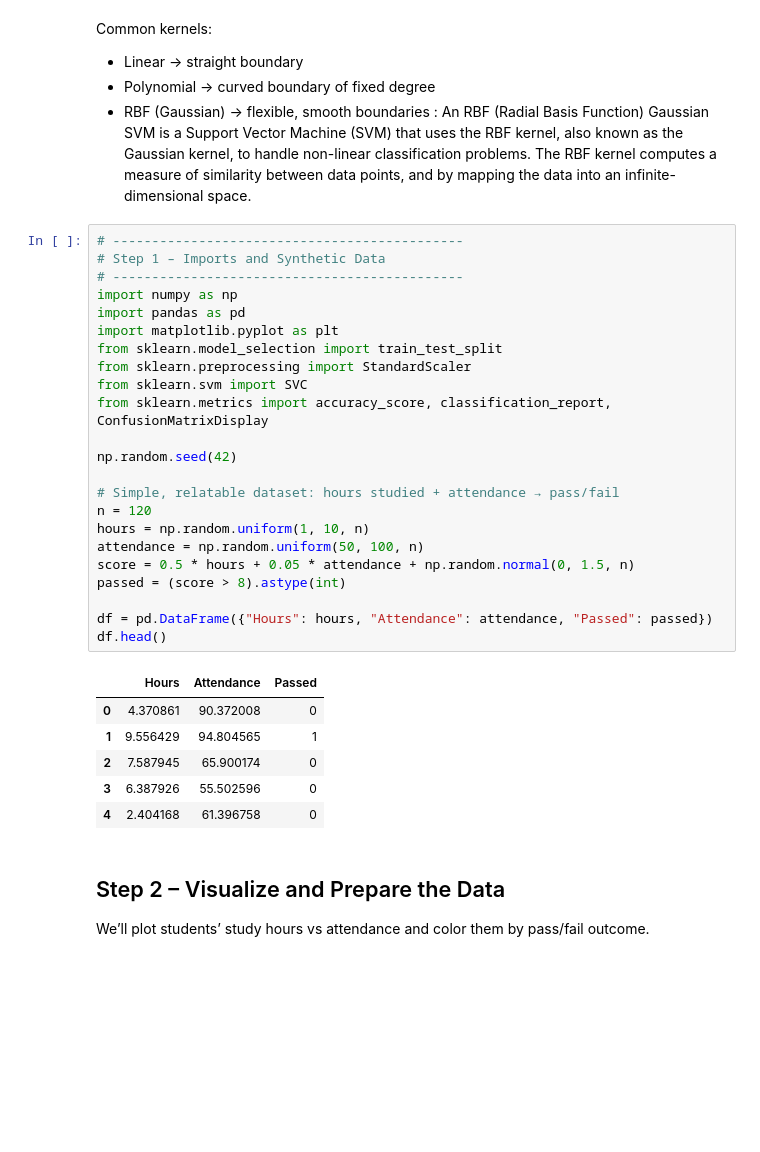
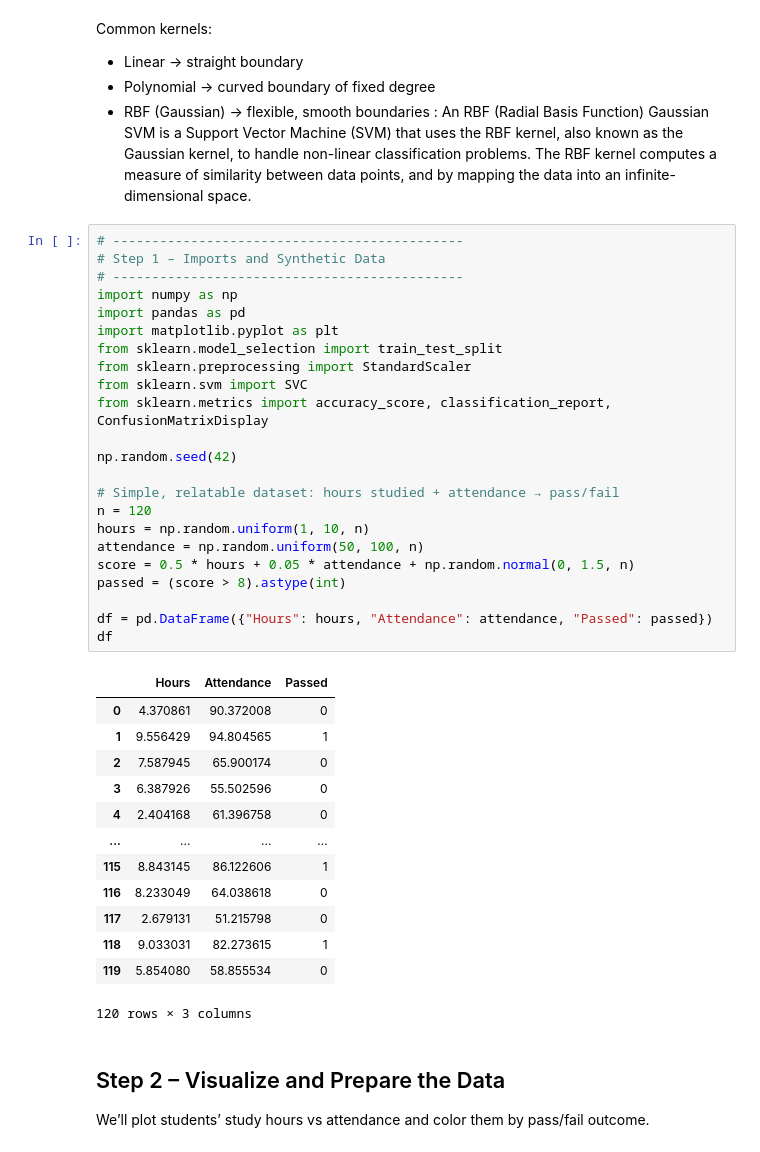
Before and after one commit to WilliamPourmajidi/machine-learning, a Jupyter notebook: Module-6/module-6-SVM.ipynb, the cells around one changed output. Cells and saved outputs as stored; diff of their text form; blank space fills up the shorter version.

```diff
--- a/Module-6/module-6-SVM.ipynb
+++ b/Module-6/module-6-SVM.ipynb
@@ -29,33 +29,40 @@ Common kernels:
 # %%
 # ---------------------------------------------
 # Step 1 – Imports and Synthetic Data
 # ---------------------------------------------
 import numpy as np
 import pandas as pd
 import matplotlib.pyplot as plt
 from sklearn.model_selection import train_test_split
 from sklearn.preprocessing import StandardScaler
 from sklearn.svm import SVC
 from sklearn.metrics import accuracy_score, classification_report, ConfusionMatrixDisplay
 
 np.random.seed(42)
 
 # Simple, relatable dataset: hours studied + attendance → pass/fail
 n = 120
 hours = np.random.uniform(1, 10, n)
 attendance = np.random.uniform(50, 100, n)
 score = 0.5 * hours + 0.05 * attendance + np.random.normal(0, 1.5, n)
 passed = (score > 8).astype(int)
 
 df = pd.DataFrame({"Hours": hours, "Attendance": attendance, "Passed": passed})
-df.head()
+df
 # %% [output]
 |  | Hours | Attendance | Passed |
 | 0 | 4.370861 | 90.372008 | 0 |
 | 1 | 9.556429 | 94.804565 | 1 |
 | 2 | 7.587945 | 65.900174 | 0 |
 | 3 | 6.387926 | 55.502596 | 0 |
 | 4 | 2.404168 | 61.396758 | 0 |
+| ... | ... | ... | ... |
+| 115 | 8.843145 | 86.122606 | 1 |
+| 116 | 8.233049 | 64.038618 | 0 |
+| 117 | 2.679131 | 51.215798 | 0 |
+| 118 | 9.033031 | 82.273615 | 1 |
+| 119 | 5.854080 | 58.855534 | 0 |
+120 rows × 3 columns
 # %% [markdown]
 ## Step 2 – Visualize and Prepare the Data
 We’ll plot students’ study hours vs attendance and color them by pass/fail outcome.
```
Also changed, not shown: parts of 5 cells of this notebook, 1 other file.
